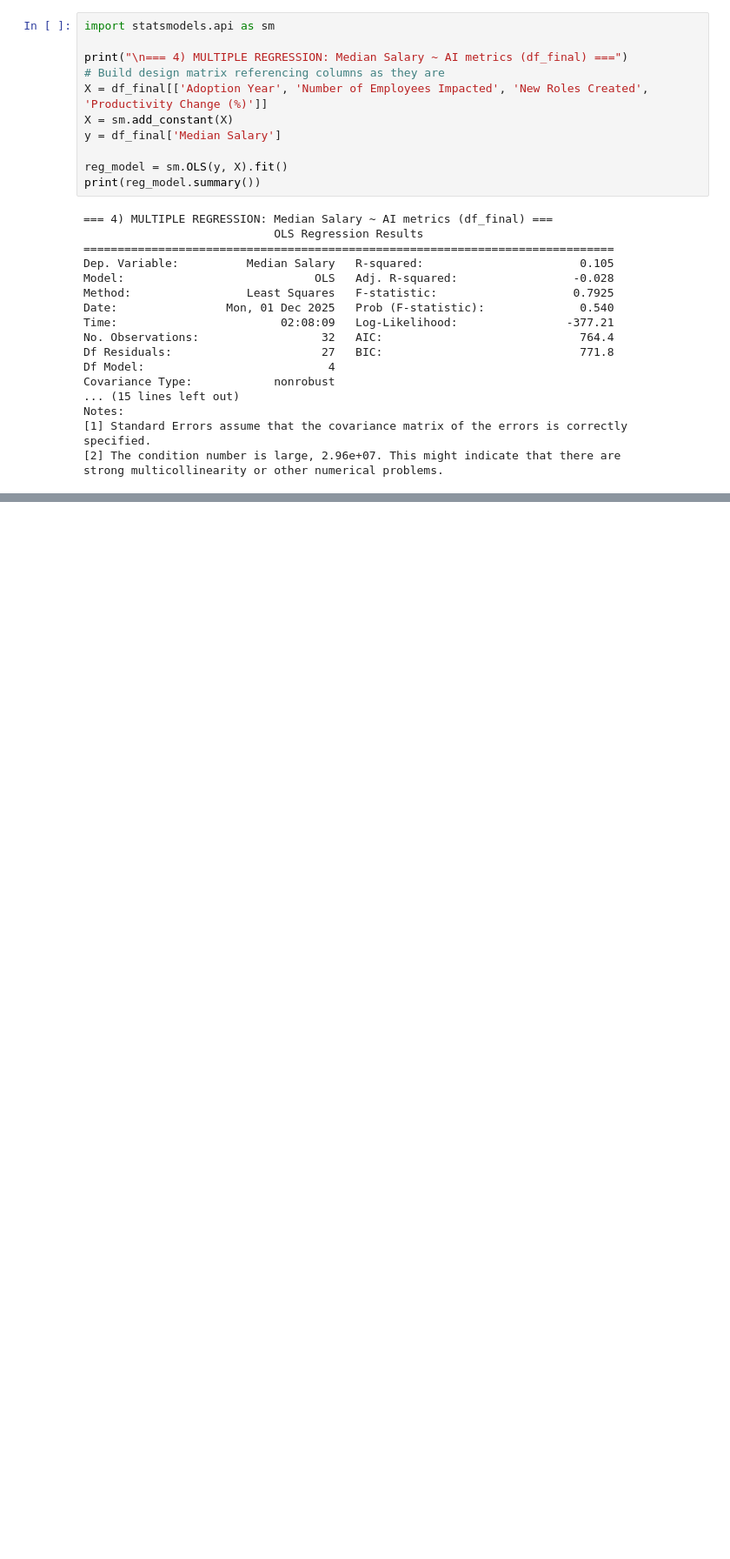
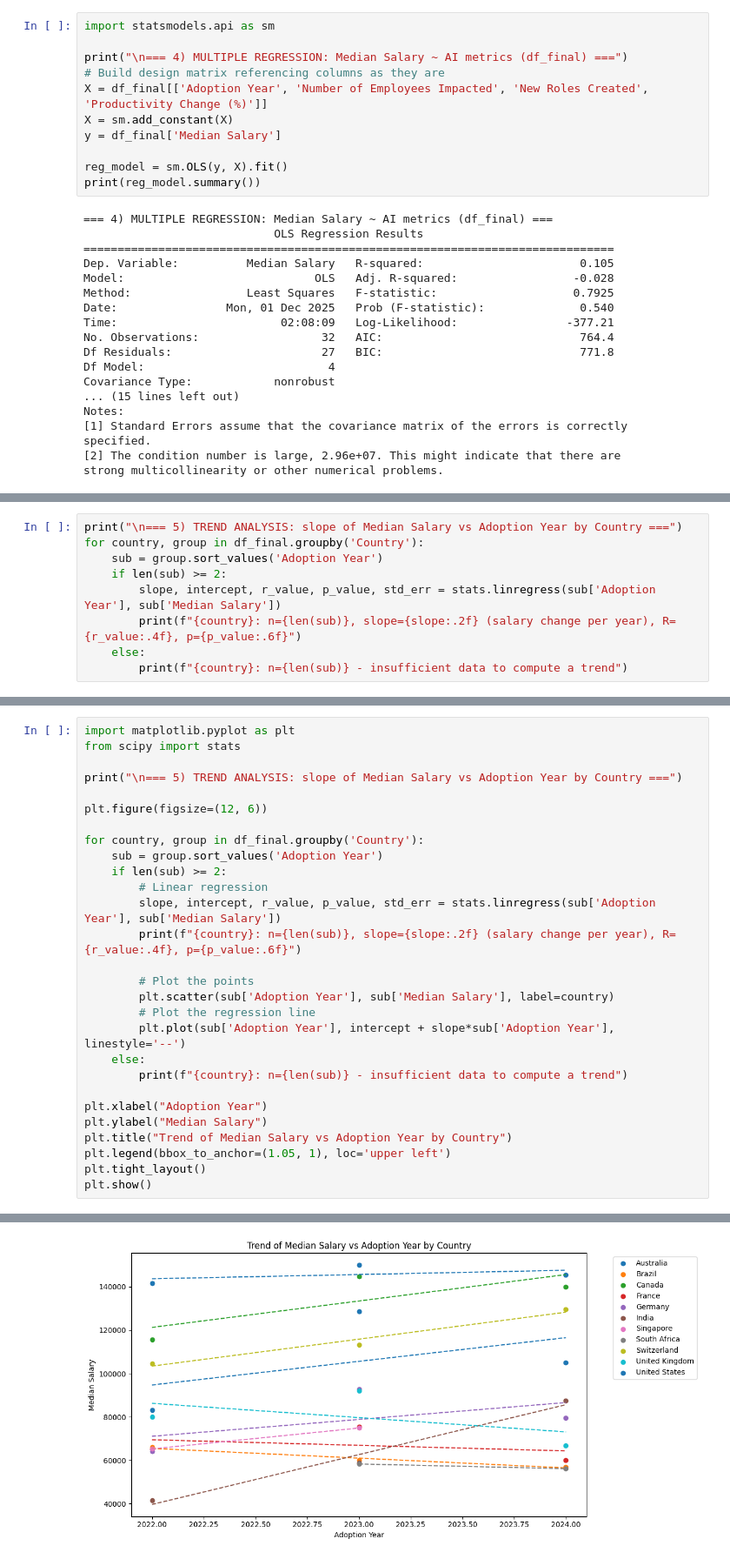
Before and after one commit to nchaubey12/NeuralMET, a Jupyter notebook: notebook/nueramet.ipynb, the cells around one changed output, grey strips where cells are left out. Shown: that part at 87% size. Drawn from its saved outputs; the diff is of its cells as text; blank space fills up the shorter version.

Commit message:
Trend_Analysis
Trend_Analysis by Eiva Merin Eldose and Madina Basha

```diff
--- a/notebook/nueramet.ipynb
+++ b/notebook/nueramet.ipynb
@@ -632,0 +768,9 @@ INSIGHT:
+# %%
+print("\n=== 5) TREND ANALYSIS: slope of Median Salary vs Adoption Year by Country ===")
+for country, group in df_final.groupby('Country'):
+    sub = group.sort_values('Adoption Year')
+    if len(sub) >= 2:
+        slope, intercept, r_value, p_value, std_err = stats.linregress(sub['Adoption Year'], sub['Median Salary'])
+        print(f"{country}: n={len(sub)}, slope={slope:.2f} (salary change per year), R={r_value:.4f}, p={p_value:.6f}")
+    else:
+        print(f"{country}: n={len(sub)} - insufficient data to compute a trend")
@@ -632,0 +791,29 @@ INSIGHT:
+# %%
+import matplotlib.pyplot as plt
+from scipy import stats
+
+print("\n=== 5) TREND ANALYSIS: slope of Median Salary vs Adoption Year by Country ===")
+
+plt.figure(figsize=(12, 6))
+
+for country, group in df_final.groupby('Country'):
+    sub = group.sort_values('Adoption Year')
+    if len(sub) >= 2:
+        # Linear regression
+        slope, intercept, r_value, p_value, std_err = stats.linregress(sub['Adoption Year'], sub['Median Salary'])
+        print(f"{country}: n={len(sub)}, slope={slope:.2f} (salary change per year), R={r_value:.4f}, p={p_value:.6f}")
+
+        # Plot the points
+        plt.scatter(sub['Adoption Year'], sub['Median Salary'], label=country)
+        # Plot the regression line
+        plt.plot(sub['Adoption Year'], intercept + slope*sub['Adoption Year'], linestyle='--')
+    else:
+        print(f"{country}: n={len(sub)} - insufficient data to compute a trend")
+
+plt.xlabel("Adoption Year")
+plt.ylabel("Median Salary")
+plt.title("Trend of Median Salary vs Adoption Year by Country")
+plt.legend(bbox_to_anchor=(1.05, 1), loc='upper left')
+plt.tight_layout()
+plt.show()
+# %% [output]
@@ -632,0 +833 @@ INSIGHT:
+[figure, added]
```
Also changed, not shown: parts of 24 cells of this notebook, 1 other file.
